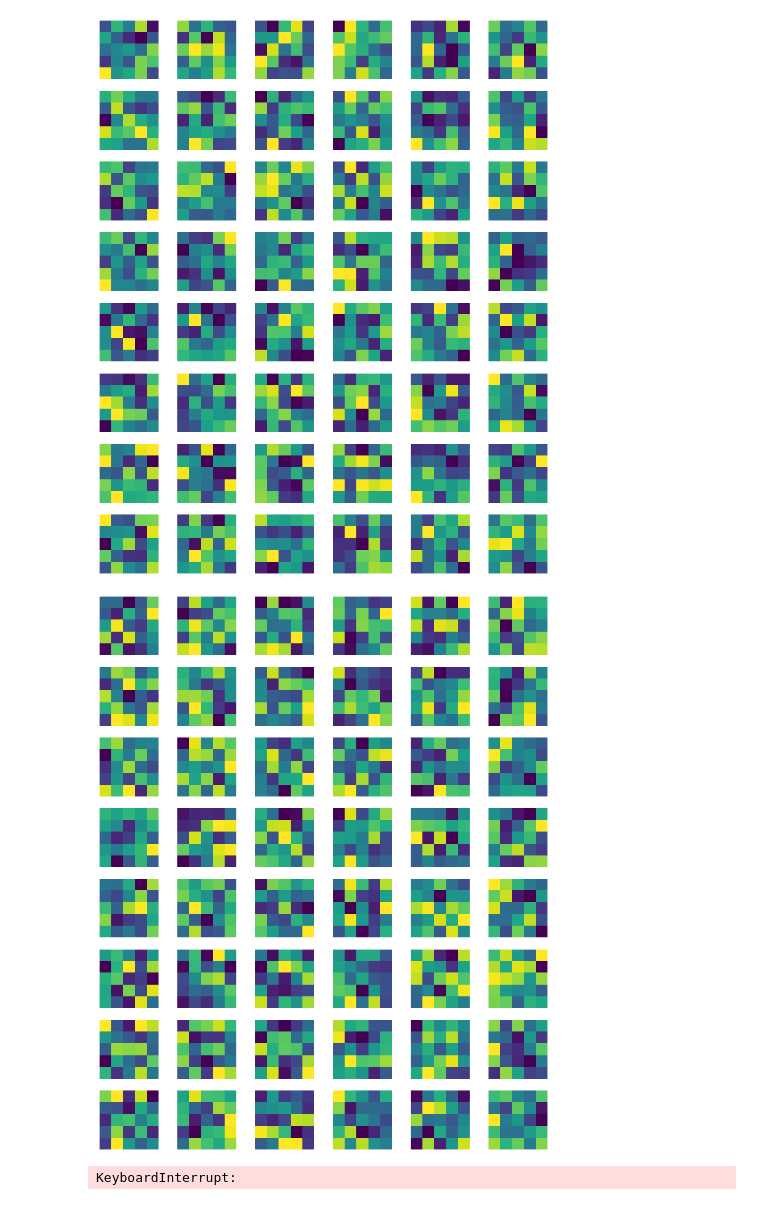
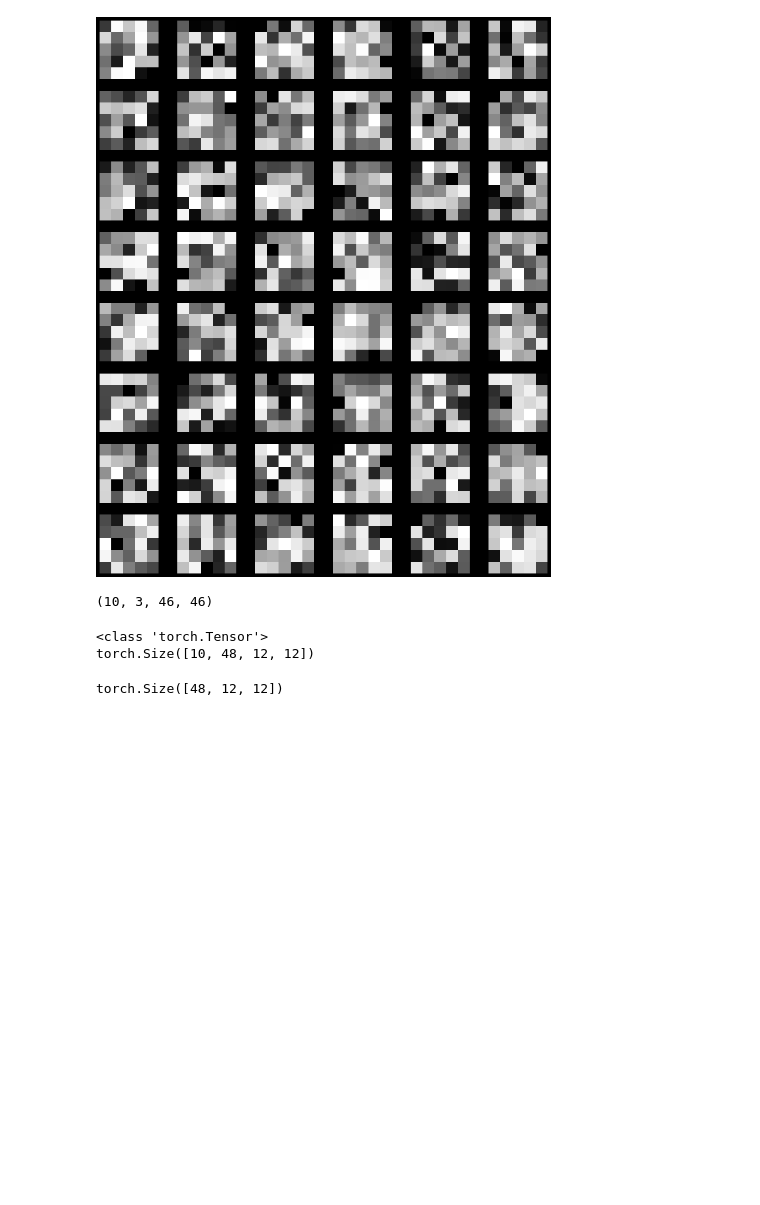
Before and after one commit to JimenaGonzalez/Searching-double-lenses, a Jupyter notebook: Visualization.ipynb, the cells around one changed output. Saved outputs shown, nothing was run; the diff lists cells and outputs as text; code cells hidden in the pictures; blank space fills up the shorter version.

```diff
--- a/Visualization.ipynb
+++ b/Visualization.ipynb
@@ -6,7 +6,11 @@ import pandas as pd
 import torch
 import torch.nn as nn
 
+from astropy.io import fits
 from astropy.visualization import make_lupton_rgb
+import random
+
+plt.style.use('dark_background')
 # %%
 class CNN(nn.Module):
     """
@@ -106,28 +106,20 @@ def plot_weights(weight_tensor, multi):
     if(multi):
         for i in range(len(weight_tensor)):
             first = weight_tensor[i]
-            #print(first)
-            #print(torch.min(first))
-            #print(torch.max(first))
             npimg = np.array(first.numpy(), np.float32)
             #standardize the numpy image
             npimg = (npimg - np.mean(npimg)) / np.std(npimg)
             npimg = np.minimum(1, np.maximum(0, (npimg + 0.5)))
             npimg = npimg.transpose((1, 2, 0))
-            #print(npimg)
-            #print(np.min(npimg))
-            #print(np.max(npimg))
 
-            npimg = np.array(first.numpy(), np.float32)
-            img = make_lupton_rgb(npimg[0], npimg[1], npimg[2])
             plt.subplot(8,6,i+1)
             plt.axis('off')
-            plt.imshow(img)
+            plt.imshow(npimg)
         plt.show()
     else:
         for i in range(len(weight_tensor)):
             plt.subplot(8,6,i+1)
             plt.axis('off')
-            plt.imshow(weight_tensor[i])
+            plt.imshow(weight_tensor[i], cmap='Greys')
         plt.show()
 # %%
@@ -200,8 +141,6 @@ torch.Size([5, 5])
 # %%
+# Some layer 2 filters
 weight_tensor = cnn.conv2.weight.data
-for j in range(len(weight_tensor)):
-    plot_weights(weight_tensor[j], multi=False)
+plot_weights(weight_tensor[3], multi=False)
 # %% [output]
-[figure, old version]
+[figure, new version]
-[figure, removed]
-KeyboardInterrupt:
@@ -207,0 +159,5 @@ KeyboardInterrupt:
+# %%
+print(sim.shape)
+images = sim.astype(np.float32)
+# %% [output]
+(10, 3, 46, 46)
@@ -207,0 +168,11 @@ KeyboardInterrupt:
+# %%
+print(type(activ))
+print(activ.shape)
+# %% [output]
+<class 'torch.Tensor'>
+torch.Size([10, 48, 12, 12])
+# %%
+first = activ[5]
+first.shape
+# %% [output]
+torch.Size([48, 12, 12])
```
Also changed, not shown: parts of 12 cells of this notebook, 1 other file.
